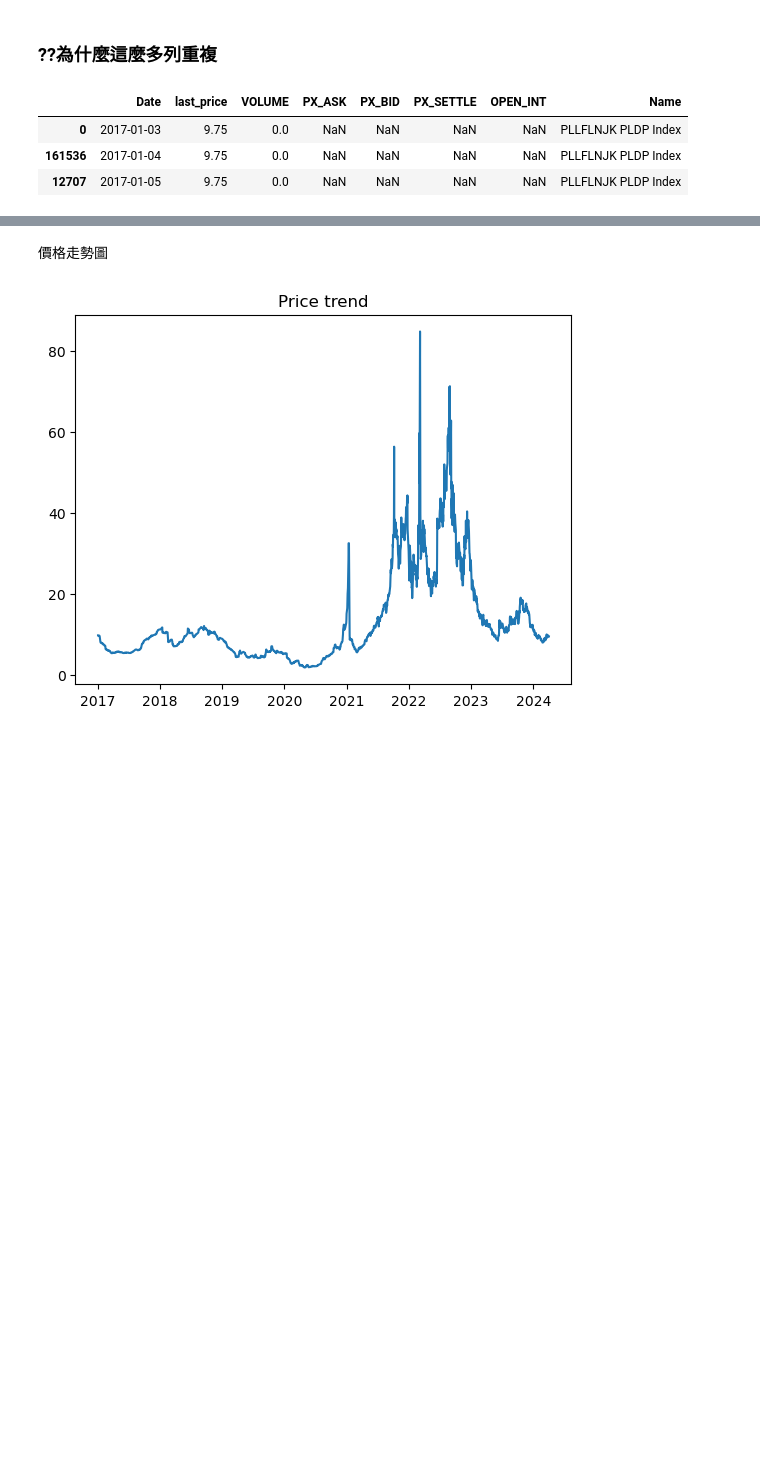
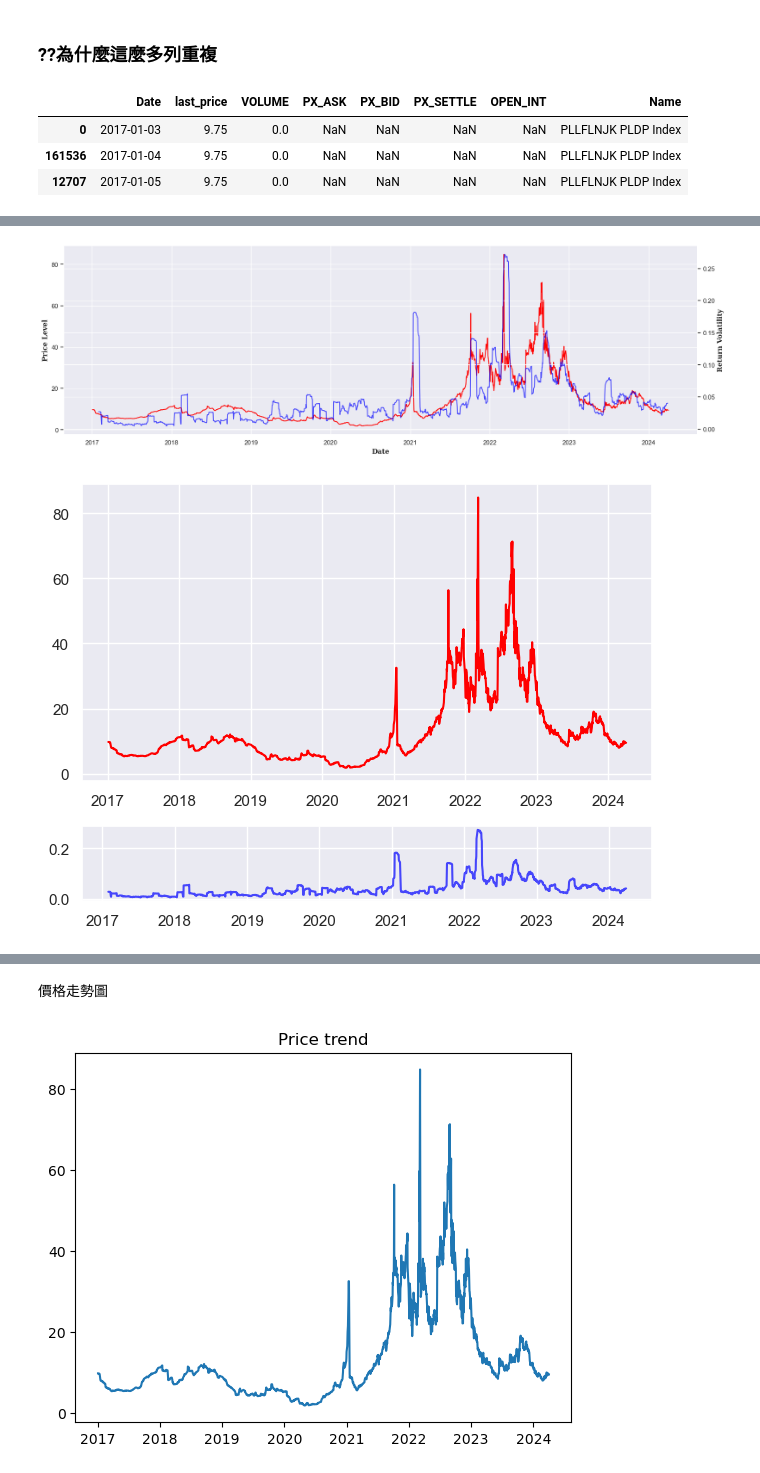
Before and after one commit to XiaoYunhan/FE5225_LNG_ML, a Jupyter notebook: notebooks/eda.ipynb, the cells around one changed output, grey strips where cells are left out. Cells and saved outputs as stored; diff of their text form; code cells hidden in the pictures; blank space fills up the shorter version.

```diff
--- a/notebooks/eda.ipynb
+++ b/notebooks/eda.ipynb
@@ -45,0 +180,23 @@ price_df.head(3)
+# %%
+fig,ax = plt.subplots(figsize = (20,6))
+ax.plot(price_df['last_price'],c = 'red')
+plt.xlabel('Date',{'font':'serif', 'size': 12, 'weight':'bold'})
+# ax.set_yticks({'font':'serif', 'size': 12, 'weight':'bold'})
+plt.ylabel('Price Level',{'font':'serif', 'size': 12, 'weight':'bold'})
+ax2 = ax.twinx()
+ax2.plot(price_df['return'].rolling(20).std(),alpha = 0.7,c='blue')
+plt.ylabel('Return Volatility',{'font':'serif', 'size': 12, 'weight':'bold'})
+
+
+
+
+f, (a0, a1) = plt.subplots(2, 1, gridspec_kw={'height_ratios': [4, 1]})
+
+a0.plot(price_df['last_price'],c = 'red')
+a1.plot(price_df['return'].rolling(20).std(),alpha = 0.7,c='blue')
+
+
+f.tight_layout()
+# %% [output]
+[figure, added]
+[figure, added]
```
Also changed, not shown: parts of 34 cells of this notebook, 9 other files.
